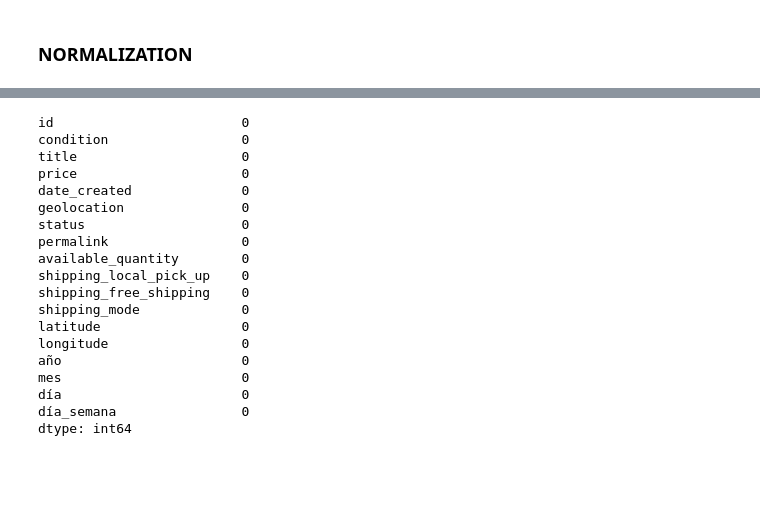
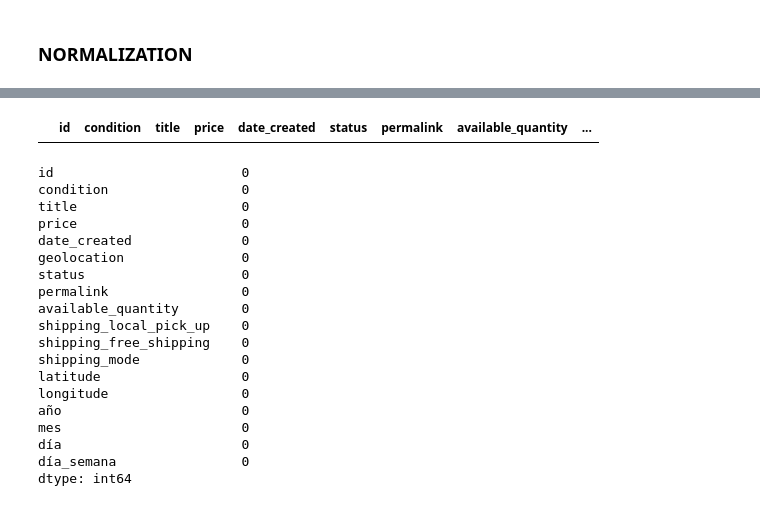
Before and after one commit to karolinaseth7/Actividad1_ETL2025, a Jupyter notebook: 00_transformation.ipynb, the cells around one changed output, grey strips where cells are left out. Drawn from its saved outputs; the diff is of its cells as text; code cells hidden in the pictures; blank space fills up the shorter version.

Commit message:
added duplicate check

```diff
--- a/00_transformation.ipynb
+++ b/00_transformation.ipynb
@@ -282,3 +298,9 @@ See the caveats in the documentation: https://pandas.pydata.org/pandas-docs/stab
+# %%
+#Create a table if there are any duplicate value
+duplicates = df_selected[df_selected.duplicated()]
+duplicates
+# %% [output]
+|  | id | condition | title | price | date_created | status | permalink | available_quantity | ... |
 # %%
 df_selected.isnull().sum()
 # %% [output]
```
Also changed, not shown: parts of 4 cells of this notebook.
